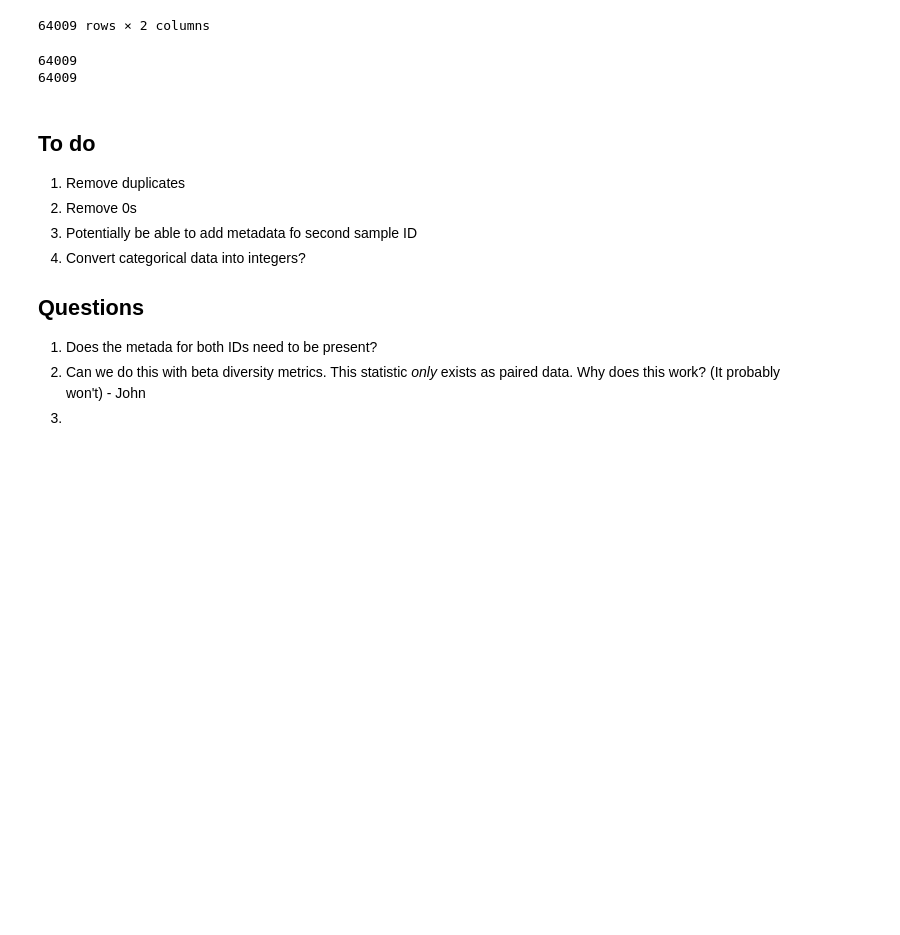
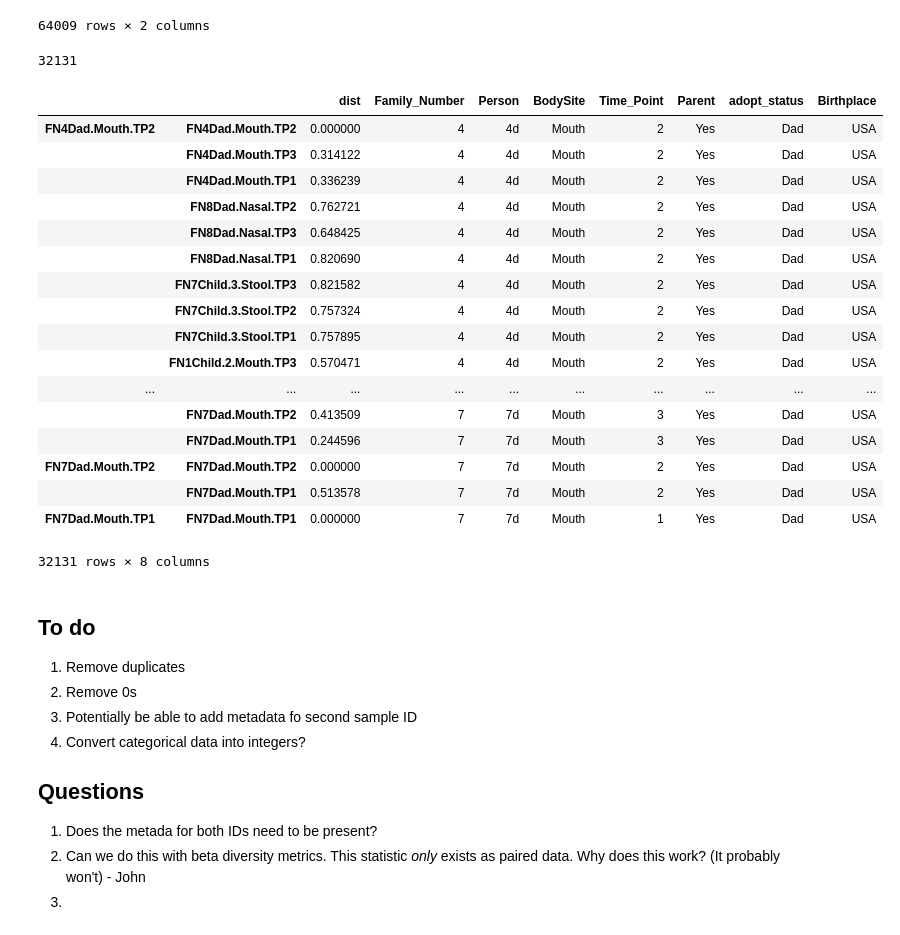
Before and after one commit to johnchase/dm_manipulation, a Jupyter notebook: dm_munging.ipynb, the cells around one changed output. Saved outputs shown, nothing was run; the diff lists cells and outputs as text; code cells hidden in the pictures; blank space fills up the shorter version.

```diff
--- a/dm_munging.ipynb
+++ b/dm_munging.ipynb
@@ -49,3 +36,13 @@ Length: 64009, dtype: float64
+# %%
+dm_series = dm_df.stack()
+seen = []
+
+for id_pair in dm_series.index.tolist():
+    if id_pair[::-1] in seen:
+        continue
+    seen.append(id_pair)
+
+dm_series = dm_series[seen]
 # %%
 stack_df = DataFrame(dm_series)
 stack_df.columns = ['dist']
@@ -137,9 +134,33 @@ def check_duplicate(x):
     bool_list.append(check_a())
 
 stack_df.apply(check_duplicate, axis=1)
-non_duplicated = pd.Series(bool_list)
-stack_df[bool_]
+new_df = stack_df[bool_list]
+len(new_df)
 # %% [output]
-64009
-64009
+32131
+# %%
+# list of categories to keep BodySite, Person, adopt_status, Birthplace, Family_Number, Time_Point, child, parent
+categories = ['BodySite', 'Person', 'adopt_status', 'Birthplace', 'Family_Number', 'Time_Point', 'Parent', 'dist']
+all_cats = stack_df.columns.tolist()
+cats_to_discard = [x for x in all_cats if x not in categories]
+stack_df.drop(cats_to_discard, axis=1)
+# %% [output]
+|  |  | dist | Family_Number | Person | BodySite | Time_Point | Parent | adopt_status | Birthplace |
+| FN4Dad.Mouth.TP2 | FN4Dad.Mouth.TP2 | 0.000000 | 4 | 4d | Mouth | 2 | Yes | Dad | USA |
+|  | FN4Dad.Mouth.TP3 | 0.314122 | 4 | 4d | Mouth | 2 | Yes | Dad | USA |
+|  | FN4Dad.Mouth.TP1 | 0.336239 | 4 | 4d | Mouth | 2 | Yes | Dad | USA |
+|  | FN8Dad.Nasal.TP2 | 0.762721 | 4 | 4d | Mouth | 2 | Yes | Dad | USA |
+|  | FN8Dad.Nasal.TP3 | 0.648425 | 4 | 4d | Mouth | 2 | Yes | Dad | USA |
+|  | FN8Dad.Nasal.TP1 | 0.820690 | 4 | 4d | Mouth | 2 | Yes | Dad | USA |
+|  | FN7Child.3.Stool.TP3 | 0.821582 | 4 | 4d | Mouth | 2 | Yes | Dad | USA |
+|  | FN7Child.3.Stool.TP2 | 0.757324 | 4 | 4d | Mouth | 2 | Yes | Dad | USA |
+|  | FN7Child.3.Stool.TP1 | 0.757895 | 4 | 4d | Mouth | 2 | Yes | Dad | USA |
+|  | FN1Child.2.Mouth.TP3 | 0.570471 | 4 | 4d | Mouth | 2 | Yes | Dad | USA |
+| ... | ... | ... | ... | ... | ... | ... | ... | ... | ... |
+|  | FN7Dad.Mouth.TP2 | 0.413509 | 7 | 7d | Mouth | 3 | Yes | Dad | USA |
+|  | FN7Dad.Mouth.TP1 | 0.244596 | 7 | 7d | Mouth | 3 | Yes | Dad | USA |
+| FN7Dad.Mouth.TP2 | FN7Dad.Mouth.TP2 | 0.000000 | 7 | 7d | Mouth | 2 | Yes | Dad | USA |
+|  | FN7Dad.Mouth.TP1 | 0.513578 | 7 | 7d | Mouth | 2 | Yes | Dad | USA |
+| FN7Dad.Mouth.TP1 | FN7Dad.Mouth.TP1 | 0.000000 | 7 | 7d | Mouth | 1 | Yes | Dad | USA |
+32131 rows × 8 columns
 # %%
```
Also changed, not shown: parts of 3 cells of this notebook, 2 other files.
